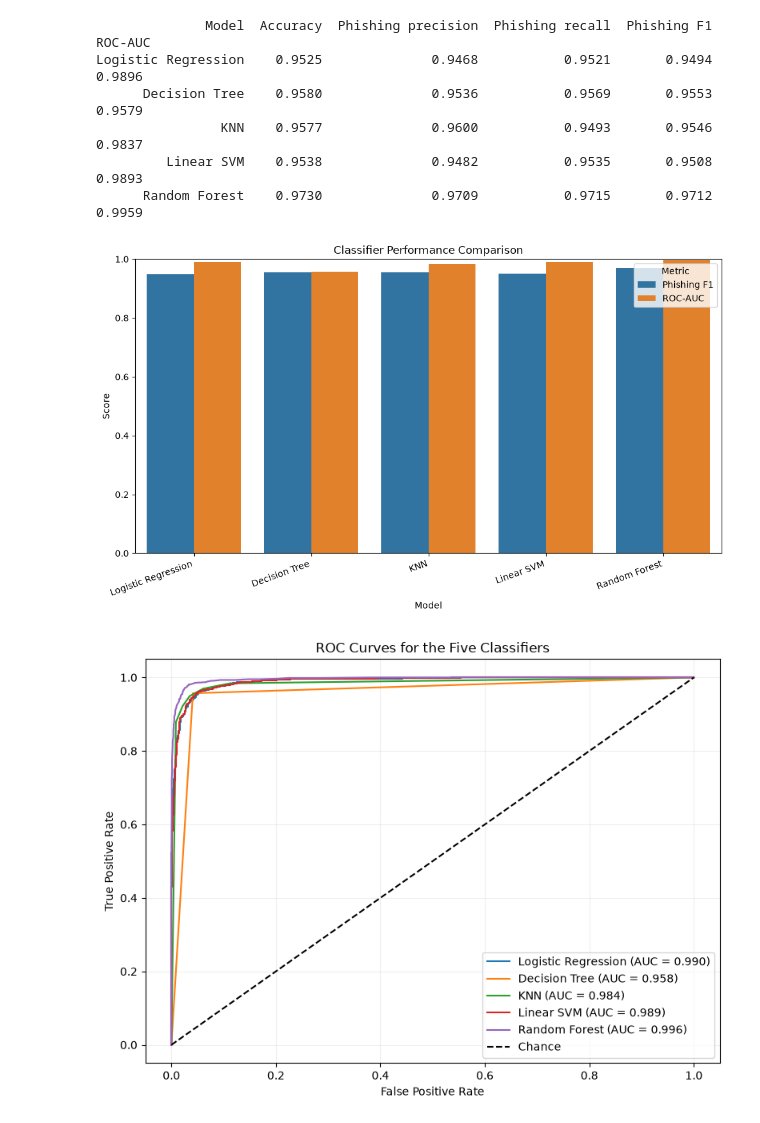
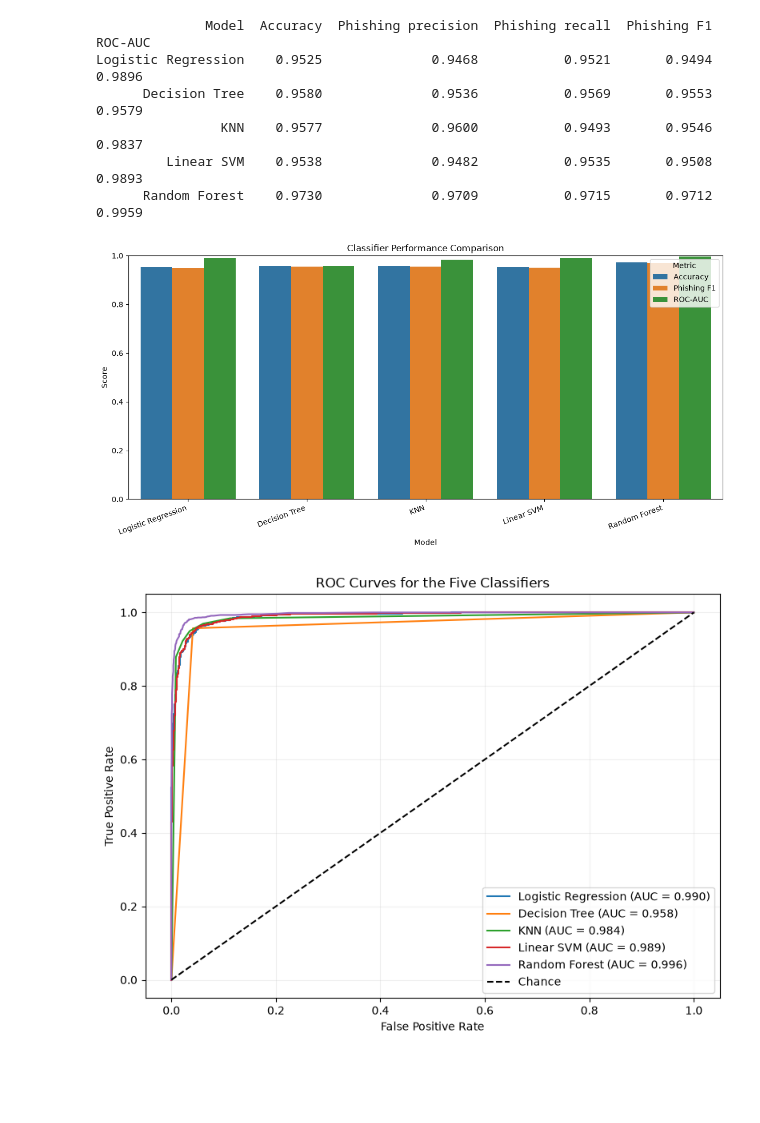
Before and after one commit to PalakVerma-github/compphish-phishing-detection, a Jupyter notebook: notebooks/phishing_detection.ipynb, the cells around one changed output. Cells and saved outputs as stored; diff of their text form; code cells hidden in the pictures; blank space fills up the shorter version.

Commit message:
Add classifier visualizations

```diff
--- a/notebooks/phishing_detection.ipynb
+++ b/notebooks/phishing_detection.ipynb
@@ -840,37 +986,37 @@ Logistic Regression    0.9525              0.9468           0.9521       0.9494
          Linear SVM    0.9538              0.9482           0.9535       0.9508   0.9893
       Random Forest    0.9730              0.9709           0.9715       0.9712   0.9959
 # %%
-# Compare phishing F1 and ROC-AUC across the five classifiers
+# Compare accuracy, phishing F1, and ROC-AUC across the classifiers
 model_plot_data = comparison_table.melt(
     id_vars="Model",
-    value_vars=["Phishing F1", "ROC-AUC"],
+    value_vars=["Accuracy", "Phishing F1", "ROC-AUC"],
     var_name="Metric",
     value_name="Score"
 )
 
-plt.figure(figsize=(10, 6))
+plt.figure(figsize=(12, 6))
 sns.barplot(
     data=model_plot_data,
     x="Model",
     y="Score",
     hue="Metric"
 )
 
 plt.title("Classifier Performance Comparison")
 plt.xlabel("Model")
 plt.ylabel("Score")
 plt.ylim(0, 1)
 plt.xticks(rotation=20, ha="right")
 plt.legend(title="Metric")
 plt.tight_layout()
 plt.savefig(
     r"..\reports\figures\classifier_comparison.png",
     dpi=300,
     bbox_inches="tight"
 )
 plt.show()
 # %% [output]
-[figure, old version]
+[figure, new version]
 # %%
 from sklearn.metrics import roc_curve, roc_auc_score
 
```
Also changed, not shown: parts of 5 cells of this notebook, 6 other files.
